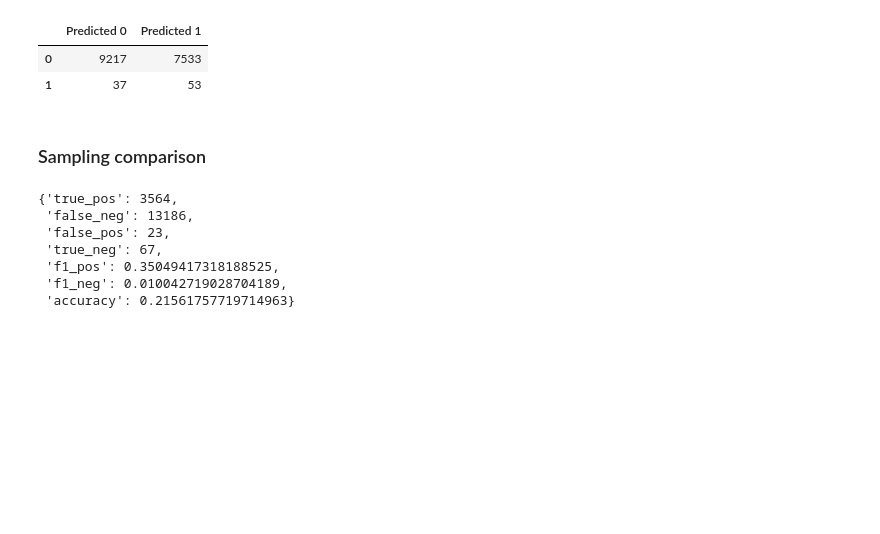
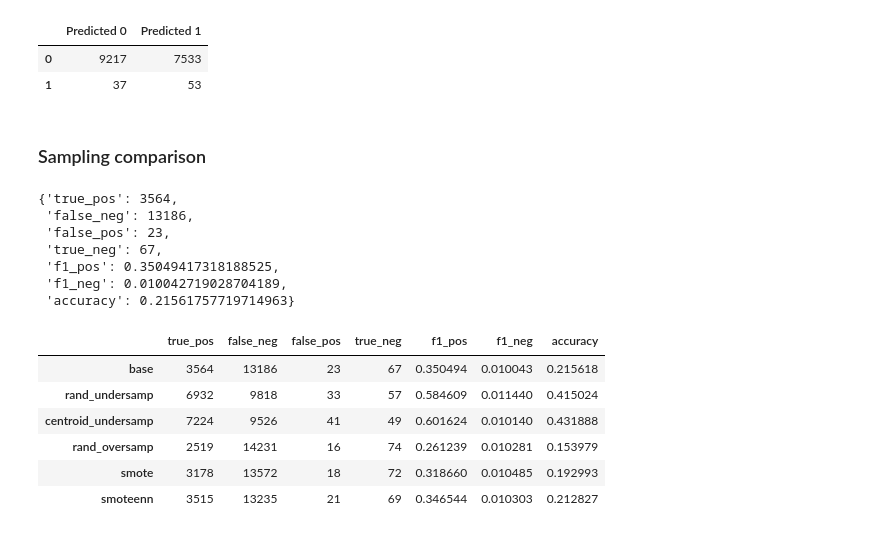
Before and after one commit to tri-bui/sandbox-ml, a Jupyter notebook: lt-credit-risk/credit_risk.ipynb, the cells around one changed output. Cells and saved outputs as stored; diff of their text form; code cells hidden in the pictures; blank space fills up the shorter version.

Commit message:
Add sampling model comparison

```diff
--- a/lt-credit-risk/credit_risk.ipynb
+++ b/lt-credit-risk/credit_risk.ipynb
@@ -719,3 +719,18 @@ clf_report(y_val, lr_val_pred)
  'f1_pos': 0.35049417318188525,
  'f1_neg': 0.010042719028704189,
  'accuracy': 0.21561757719714963}
+# %%
+# Logistic regression comparison
+trials = ['base', 'rand_undersamp', 'centroid_undersamp', 'rand_oversamp', 'smote', 'smoteenn']
+lr_preds = [lr_val_pred, lr_rus_val_pred, lr_ccu_val_pred, lr_ros_val_pred, lr_smo_val_pred, lr_sen_val_pred]
+lr_reports = [clf_report(y_val, y_pred) for y_pred in lr_preds]
+lr_reports_df = pd.DataFrame(lr_reports, index=trials)
+lr_reports_df
+# %% [output]
+|  | true_pos | false_neg | false_pos | true_neg | f1_pos | f1_neg | accuracy |
+| base | 3564 | 13186 | 23 | 67 | 0.350494 | 0.010043 | 0.215618 |
+| rand_undersamp | 6932 | 9818 | 33 | 57 | 0.584609 | 0.011440 | 0.415024 |
+| centroid_undersamp | 7224 | 9526 | 41 | 49 | 0.601624 | 0.010140 | 0.431888 |
+| rand_oversamp | 2519 | 14231 | 16 | 74 | 0.261239 | 0.010281 | 0.153979 |
+| smote | 3178 | 13572 | 18 | 72 | 0.318660 | 0.010485 | 0.192993 |
+| smoteenn | 3515 | 13235 | 21 | 69 | 0.346544 | 0.010303 | 0.212827 |
```
Also changed, not shown: parts of 1 cell of this notebook.
